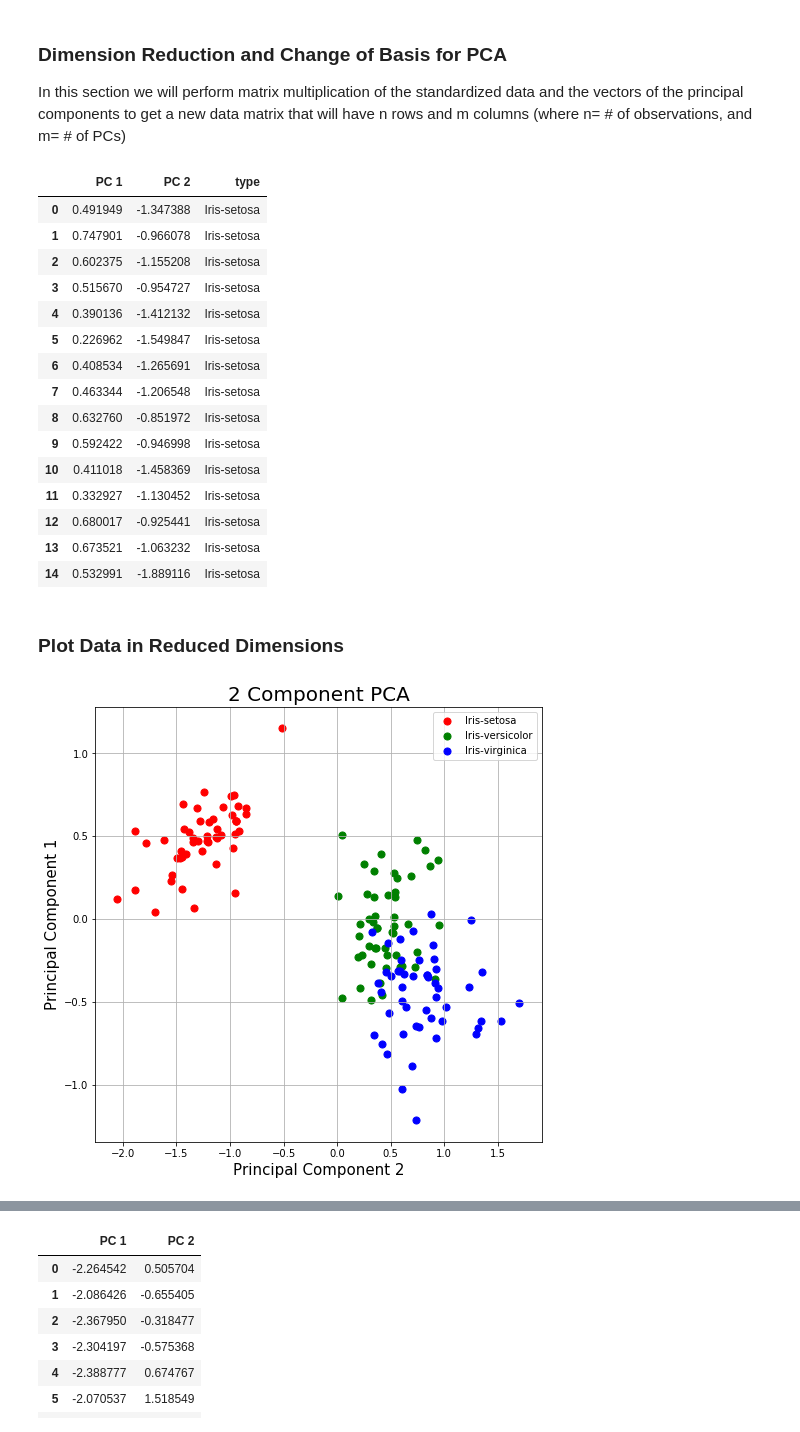
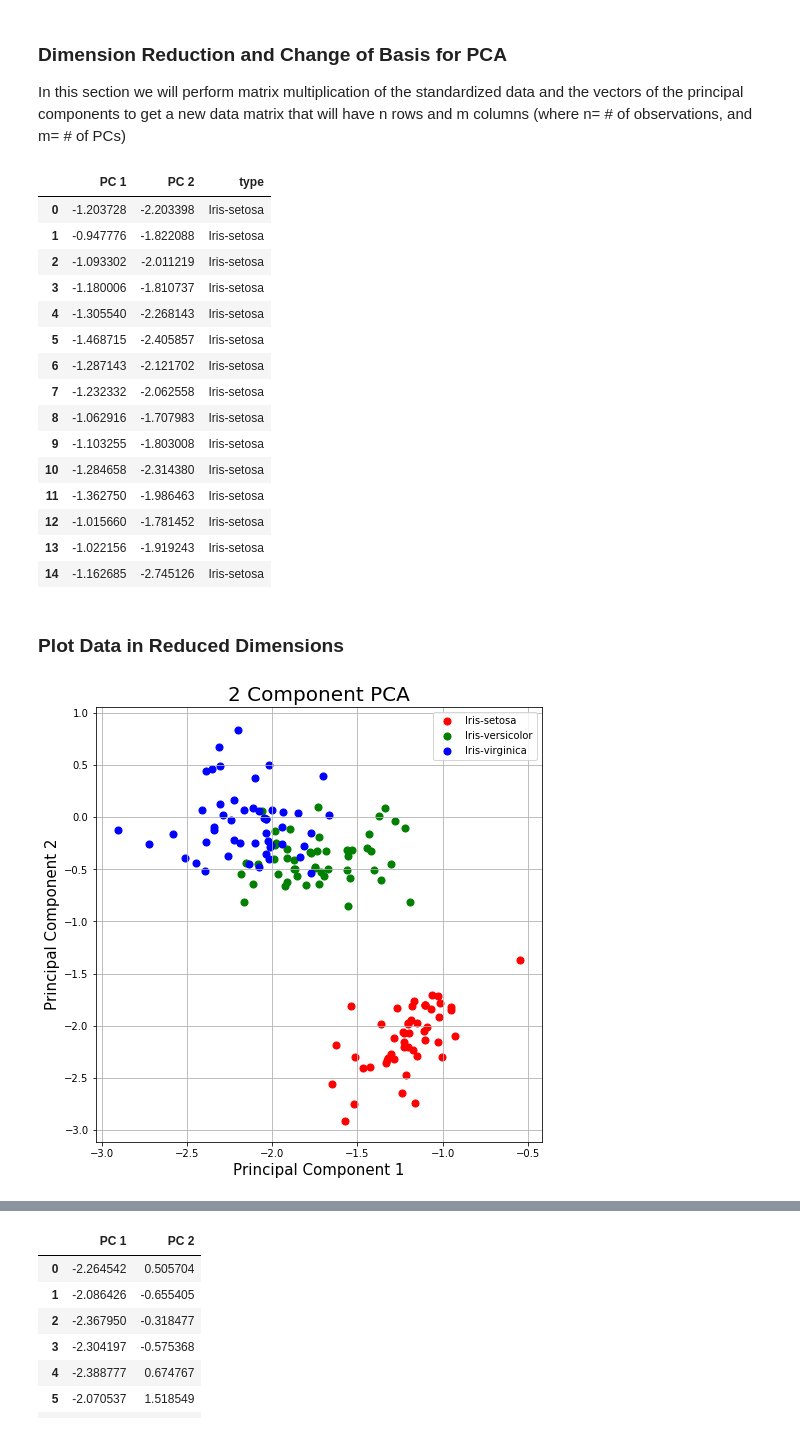
Before and after one commit to PaulinaKnight/Lin-Alg, a Jupyter notebook: Dimension Reduction and PCA from Scratch (Iris Data).ipynb, the cells around one changed output, grey strips where cells are left out. Drawn from its saved outputs; the diff is of its cells as text; code cells hidden in the pictures.

```diff
--- a/Dimension Reduction and PCA from Scratch (Iris Data).ipynb
+++ b/Dimension Reduction and PCA from Scratch (Iris Data).ipynb
@@ -46,12 +45,9 @@ x = df.loc[:, features].values #df.loc accesses a group of rows or columns
 y = df.loc[:,['type']].values
 
 # Standardizing the features by subtracting the mean
-x = StandardScaler().fit_transform(x)
 mean_vec = np.mean(x, axis=0) #creating vector of means
-mean_vec.shape
-x.shape
-x = x - mean_vec #subtracting the means and normalizing
+x1 = x - mean_vec #subtracting the means and normalizing
 
-pd.DataFrame(data = x, columns = features).head(15)
+pd.DataFrame(data = x1, columns = features).head(15)
 # %% [output]
 |  | sepal length | sepal width | petal length | petal width |
@@ -131,44 +130,44 @@ PCdata = x.dot(v.T)
 PCdata.shape
 principalDf = pd.DataFrame(data = PCdata
              , columns = ['PC 1', 'PC 2'])
-finalDf = pd.concat([principalDf, df[['type']]], axis = 1)
+finalDf = pd.concat([principalDf, df[['type']]], axis = 1) #axis=1 refers to columns not rows
 
 finalDf.head(15)
 # %% [output]
 |  | PC 1 | PC 2 | type |
-| 0 | 0.491949 | -1.347388 | Iris-setosa |
-| 1 | 0.747901 | -0.966078 | Iris-setosa |
-| 2 | 0.602375 | -1.155208 | Iris-setosa |
-| 3 | 0.515670 | -0.954727 | Iris-setosa |
-| 4 | 0.390136 | -1.412132 | Iris-setosa |
-| 5 | 0.226962 | -1.549847 | Iris-setosa |
-| 6 | 0.408534 | -1.265691 | Iris-setosa |
-| 7 | 0.463344 | -1.206548 | Iris-setosa |
-| 8 | 0.632760 | -0.851972 | Iris-setosa |
-| 9 | 0.592422 | -0.946998 | Iris-setosa |
-| 10 | 0.411018 | -1.458369 | Iris-setosa |
-| 11 | 0.332927 | -1.130452 | Iris-setosa |
-| 12 | 0.680017 | -0.925441 | Iris-setosa |
-| 13 | 0.673521 | -1.063232 | Iris-setosa |
-| 14 | 0.532991 | -1.889116 | Iris-setosa |
+| 0 | -1.203728 | -2.203398 | Iris-setosa |
+| 1 | -0.947776 | -1.822088 | Iris-setosa |
+| 2 | -1.093302 | -2.011219 | Iris-setosa |
+| 3 | -1.180006 | -1.810737 | Iris-setosa |
+| 4 | -1.305540 | -2.268143 | Iris-setosa |
+| 5 | -1.468715 | -2.405857 | Iris-setosa |
+| 6 | -1.287143 | -2.121702 | Iris-setosa |
+| 7 | -1.232332 | -2.062558 | Iris-setosa |
+| 8 | -1.062916 | -1.707983 | Iris-setosa |
+| 9 | -1.103255 | -1.803008 | Iris-setosa |
+| 10 | -1.284658 | -2.314380 | Iris-setosa |
+| 11 | -1.362750 | -1.986463 | Iris-setosa |
+| 12 | -1.015660 | -1.781452 | Iris-setosa |
+| 13 | -1.022156 | -1.919243 | Iris-setosa |
+| 14 | -1.162685 | -2.745126 | Iris-setosa |
 # %% [markdown]
 ### Plot Data in Reduced Dimensions
 # %%
 fig = plt.figure(figsize = (8,8))
 ax = fig.add_subplot(1,1,1)
-ax.set_xlabel('Principal Component 2', fontsize = 15)
-ax.set_ylabel('Principal Component 1', fontsize = 15)
+ax.set_xlabel('Principal Component 1', fontsize = 15)
+ax.set_ylabel('Principal Component 2', fontsize = 15)
 ax.set_title('2 Component PCA', fontsize = 20)
 
 targets = ['Iris-setosa', 'Iris-versicolor', 'Iris-virginica']
 colors = ['r', 'g', 'b']
 for target, color in zip(targets,colors):
     indicesToKeep = finalDf['type'] == target
-    ax.scatter(finalDf.loc[indicesToKeep, 'PC 2']
-               , finalDf.loc[indicesToKeep, 'PC 1']
+    ax.scatter(finalDf.loc[indicesToKeep, 'PC 1']
+               , finalDf.loc[indicesToKeep, 'PC 2']
                , c = color
                , s = 50)
 ax.legend(targets)
 ax.grid()
 # %% [output]
-[figure, old version]
+[figure, new version]
```
Also changed, not shown: parts of 7 cells of this notebook.
